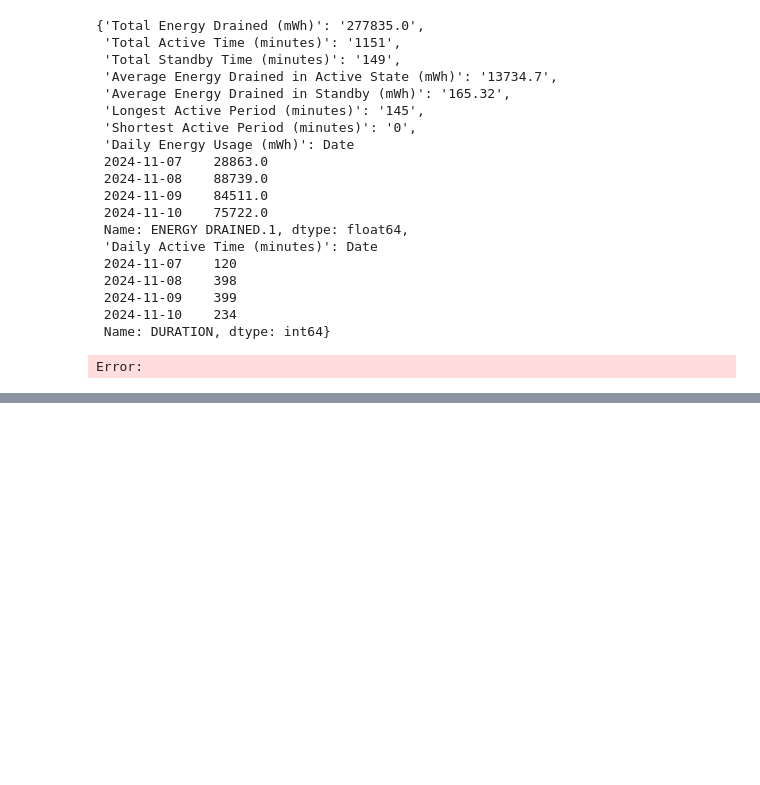
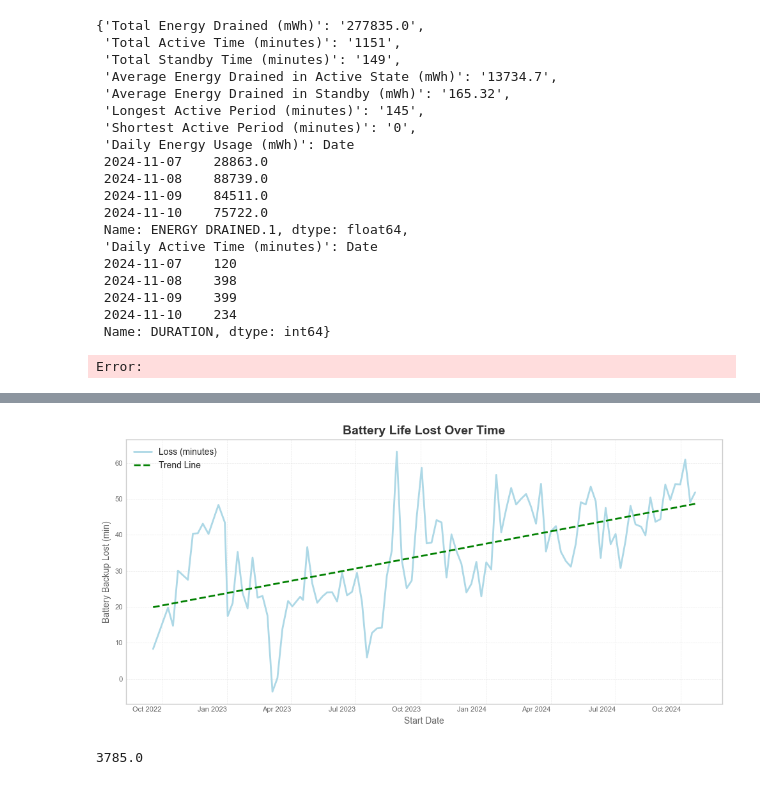
Before and after one commit to sufyan-555/win_battery_report_analyzer, a Jupyter notebook: test.ipynb, the cells around one changed output, grey strips where cells are left out. Saved outputs shown, nothing was run; the diff lists cells and outputs as text; code cells hidden in the pictures; blank space fills up the shorter version.

```diff
--- a/test.ipynb
+++ b/test.ipynb
@@ -350,0 +305,12 @@ final_lable
+# %%
+life = tables[6].copy()
+
+life.columns = life.columns.droplevel(0)
+life = life.drop(['CONNECTED STANDBY','Unnamed: 3_level_1','CONNECTED STANDBY'],axis=1)
+life.columns = ['PERIOD','ACTIVE TRUE','ACTIVE DESIGN']
+life['ACTIVE TRUE'] = pd.to_timedelta(life['ACTIVE TRUE'],errors='coerce')
+life['ACTIVE DESIGN'] = pd.to_timedelta(life['ACTIVE DESIGN'],errors='coerce')
+life['LOSS']  = life['ACTIVE DESIGN'] - life['ACTIVE TRUE']
+life['START DATE'] = life['PERIOD'].apply(get_start_date_form_range)
+life['START DATE'] = pd.to_datetime(life['START DATE'], errors='coerce')
+life.head(5)
@@ -350,0 +324,64 @@ final_lable
+# %%
+import numpy as np
+import matplotlib.pyplot as plt
+import matplotlib.dates as mdates
+import pandas as pd
+from sklearn.linear_model import LinearRegression
+
+# Ensure START DATE is datetime
+
+
+# Drop rows where 'START DATE' or 'LOSS' contains NaN
+life = life.dropna(subset=['START DATE', 'LOSS'])
+
+# Convert 'LOSS' to minutes for easier visualization
+life['LOSS (minutes)'] = life['LOSS'].dt.total_seconds() / 60
+
+# Convert dates to numeric values (this is needed for sklearn's LinearRegression)
+x = mdates.date2num(life['START DATE'])  # Convert dates to numeric format
+x = x.reshape(-1, 1)  # Reshape x for sklearn (2D array)
+
+y = life['LOSS (minutes)']
+
+# Create the Linear Regression model
+model = LinearRegression()
+model.fit(x, y)
+
+# Get the trend line values
+trend_line = model.predict(x)
+
+# Create the plot
+plt.figure(figsize=(10, 5), facecolor="white")
+plt.style.use('seaborn-v0_8-whitegrid')
+
+# Line plot for LOSS
+plt.plot(life['START DATE'], life['LOSS (minutes)'], label="Loss (minutes)", linewidth=2, color="lightblue")
+
+# Plot the trend line
+plt.plot(life['START DATE'], trend_line, label="Trend Line", color="green", linestyle="--", linewidth=2)
+
+# Title and labels
+plt.title("Battery Life Lost Over Time", fontsize=14, fontweight="bold", color="#333333")
+plt.xlabel("Start Date", fontsize=10, color="#666666")
+plt.ylabel("Battery Backup Lost (min)", fontsize=10, color="#666666")
+
+# Format x-axis
+plt.gca().xaxis.set_major_formatter(mdates.DateFormatter('%b %Y'))
+plt.xticks(ha='right', fontsize=8, color="#666666")
+plt.yticks(fontsize=8, color="#666666")
+
+# Add grid and legend
+plt.grid(True, linestyle='--', linewidth=0.5, color='#E0E0E0', alpha=0.7)
+plt.legend(fontsize=10, loc="best")
+
+# Ensure the trend line is visible
+plt.tight_layout()
+
+# Show the plot
+plt.show()
+# %% [output]
+[figure, added]
+# %%
+max(life['LOSS'].dt.total_seconds())
+# %% [output]
+3785.0
```
Also changed, not shown: parts of 15 cells of this notebook, 8 other files.
